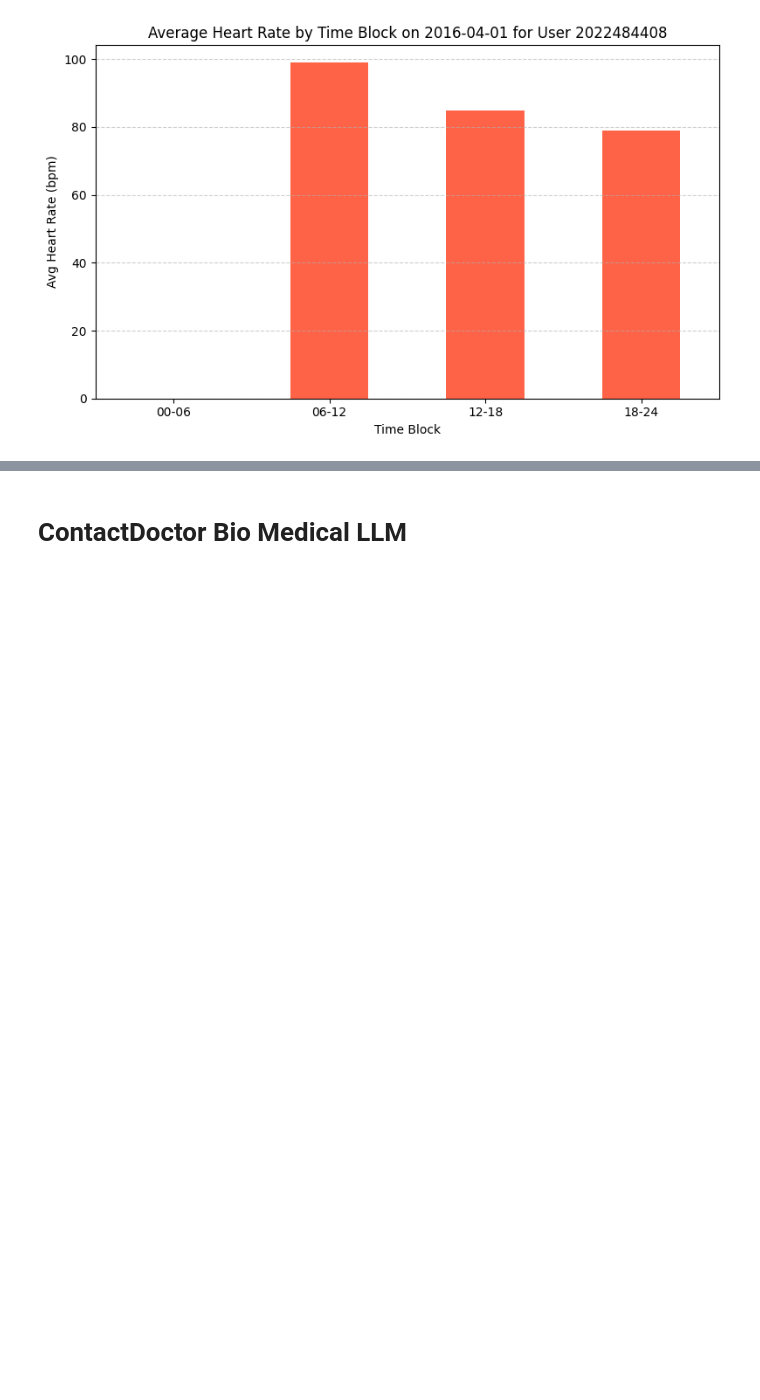
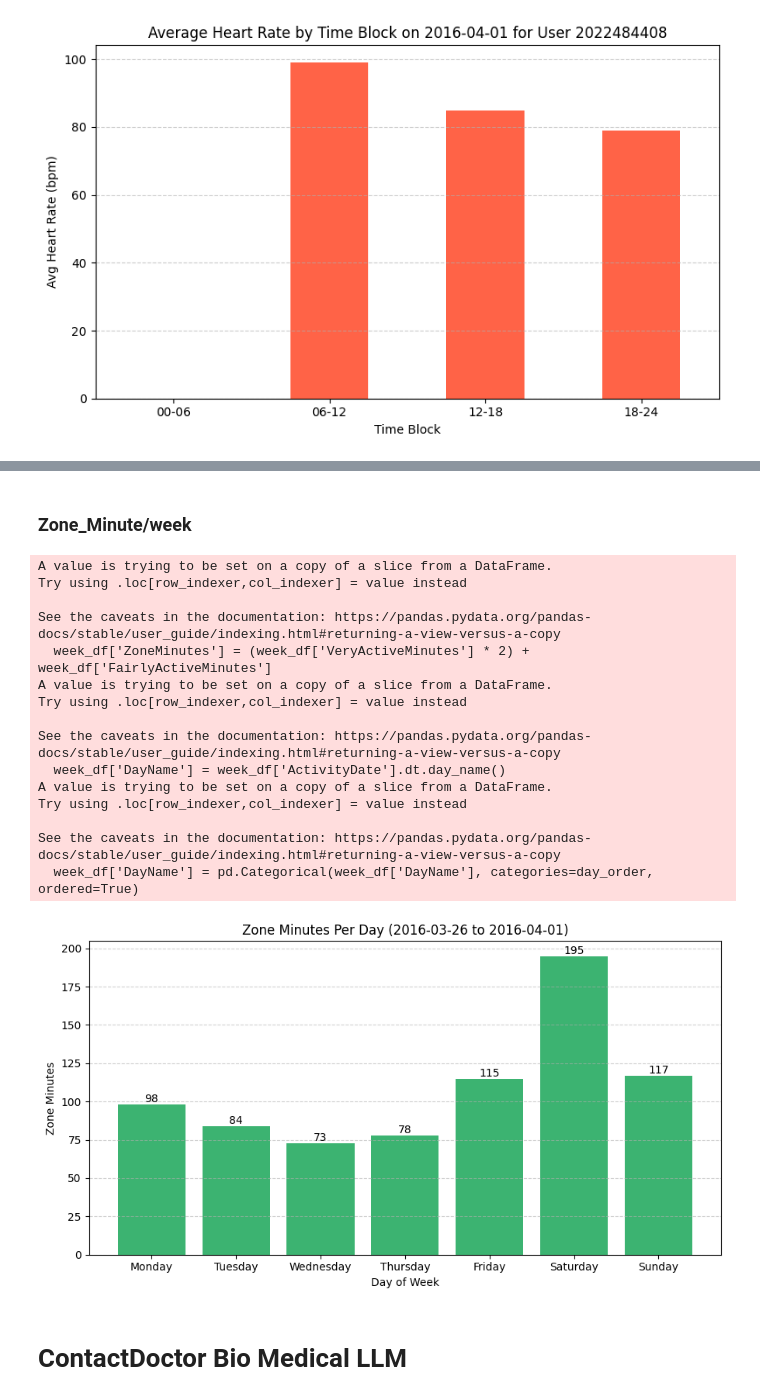
Before and after one commit to AnjaliVaghjiani/Thesis, a Jupyter notebook: DataAnalyisis.ipynb, the cells around one changed output, grey strips where cells are left out. Drawn from its saved outputs; the diff is of its cells as text; code cells hidden in the pictures; blank space fills up the shorter version.

```diff
--- a/DataAnalyisis.ipynb
+++ b/DataAnalyisis.ipynb
@@ -275,3 +323,63 @@ See the caveats in the documentation: https://pandas.pydata.org/pandas-docs/stab
+# %% [markdown]
+### Zone_Minute/week
+# %%
+
+# Copy and prepare data
+daily_df = user_tables['Daily Activity'].copy()
+daily_df['ActivityDate'] = pd.to_datetime(daily_df['ActivityDate'])
+
+# Define week range (Monday to Sunday)
+start_date = pd.to_datetime('2016-03-26')  # Monday
+end_date = pd.to_datetime('2016-04-01')    # Sunday
+
+# Filter data for the week
+mask = (daily_df['ActivityDate'] >= start_date) & (daily_df['ActivityDate'] <= end_date)
+week_df = daily_df.loc[mask]
+
+# Calculate zone minutes per day
+week_df['ZoneMinutes'] = (week_df['VeryActiveMinutes'] * 2) + week_df['FairlyActiveMinutes']
+
+# Get day names for x-axis
+week_df['DayName'] = week_df['ActivityDate'].dt.day_name()
+
+# Sort by weekday order
+day_order = ['Monday', 'Tuesday', 'Wednesday', 'Thursday', 'Friday', 'Saturday', 'Sunday']
+week_df['DayName'] = pd.Categorical(week_df['DayName'], categories=day_order, ordered=True)
+week_df = week_df.sort_values('DayName')
+
+# Plot zone minutes per day
+plt.figure(figsize=(9, 5))
+bars = plt.bar(week_df['DayName'], week_df['ZoneMinutes'], color='mediumseagreen')
+
+# Add value labels on top of each bar
+for bar in bars:
+    height = bar.get_height()
+    plt.text(bar.get_x() + bar.get_width() / 2, height, f'{int(height)}',
+             ha='center', va='bottom', fontsize=10)
+
+plt.title(f'Zone Minutes Per Day ({start_date.date()} to {end_date.date()})')
+plt.xlabel('Day of Week')
+plt.ylabel('Zone Minutes')
+plt.grid(axis='y', linestyle='--', alpha=0.6)
+plt.tight_layout()
+plt.show()
+# %% [output]
+A value is trying to be set on a copy of a slice from a DataFrame.
+Try using .loc[row_indexer,col_indexer] = value instead
+
+See the caveats in the documentation: https://pandas.pydata.org/pandas-docs/stable/user_guide/indexing.html#returning-a-view-versus-a-copy
+  week_df['ZoneMinutes'] = (week_df['VeryActiveMinutes'] * 2) + week_df['FairlyActiveMinutes']
+A value is trying to be set on a copy of a slice from a DataFrame.
+Try using .loc[row_indexer,col_indexer] = value instead
+
+See the caveats in the documentation: https://pandas.pydata.org/pandas-docs/stable/user_guide/indexing.html#returning-a-view-versus-a-copy
+  week_df['DayName'] = week_df['ActivityDate'].dt.day_name()
+A value is trying to be set on a copy of a slice from a DataFrame.
+Try using .loc[row_indexer,col_indexer] = value instead
+
+See the caveats in the documentation: https://pandas.pydata.org/pandas-docs/stable/user_guide/indexing.html#returning-a-view-versus-a-copy
+  week_df['DayName'] = pd.Categorical(week_df['DayName'], categories=day_order, ordered=True)
+[figure, added]
 # %%
 !huggingface-cli login
 # %% [markdown]
```
Also changed, not shown: parts of 2 cells of this notebook.
